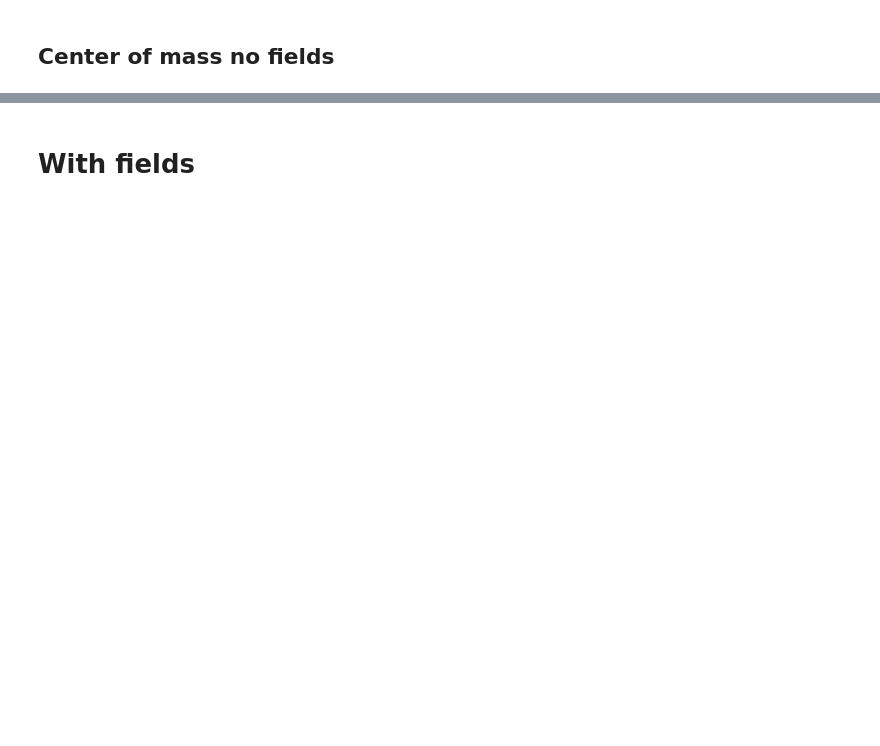
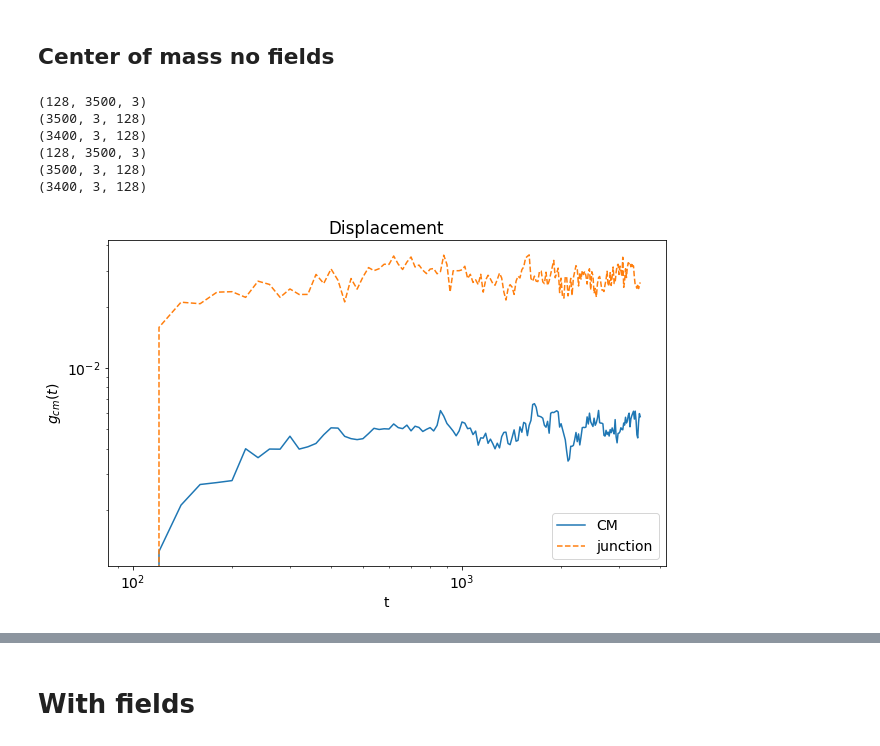
Before and after one commit to Ssalazar12/Physics, a Jupyter notebook: Self-Consistent Field Theory/montecarlo_analysis.ipynb, the cells around one changed output, grey strips where cells are left out. Saved outputs shown, nothing was run; the diff lists cells and outputs as text; code cells hidden in the pictures; blank space fills up the shorter version.

```diff
--- a/Self-Consistent Field Theory/montecarlo_analysis.ipynb
+++ b/Self-Consistent Field Theory/montecarlo_analysis.ipynb
@@ -203,24 +223,32 @@ junction_p = pd.read_pickle(id_string+'/junction_points.pkl')
 # %%
 # calculate the center of mass displacement
 cms_clean = clean_polymers(cms)
 cms_clean = cms_clean[::step_skip,:,:]
 cm_displacement = calculate_mean_displacement(cms_clean)
 
 # calcualte the junction displacement
 junction_clean = clean_polymers(junction_p)
 junction_clean = junction_clean[::step_skip,:,:]
 junction_displacement = calculate_mean_displacement(junction_clean)
 
 # create a t that reflects the number of steps
 t = np.arange(step_eq,N_steps,step_skip)
 
 plt.figure(figsize=(10,6))
 plt.loglog(t,cm_displacement, label='CM')
 plt.loglog(t,junction_displacement, linestyle='dashed', label='junction')
 
 plt.ylabel('$g_{cm}(t)$')
-plt.xlabel('Montecarlo Step')
+plt.xlabel('t')
 plt.title('Displacement')
 plt.legend()
 
 plt.savefig(id_string+'_displacements.png')
+# %% [output]
+(128, 3500, 3)
+(3500, 3, 128)
+(3400, 3, 128)
+(128, 3500, 3)
+(3500, 3, 128)
+(3400, 3, 128)
+[figure, added]
```
Also changed, not shown: parts of 9 cells of this notebook, 2 other files.
